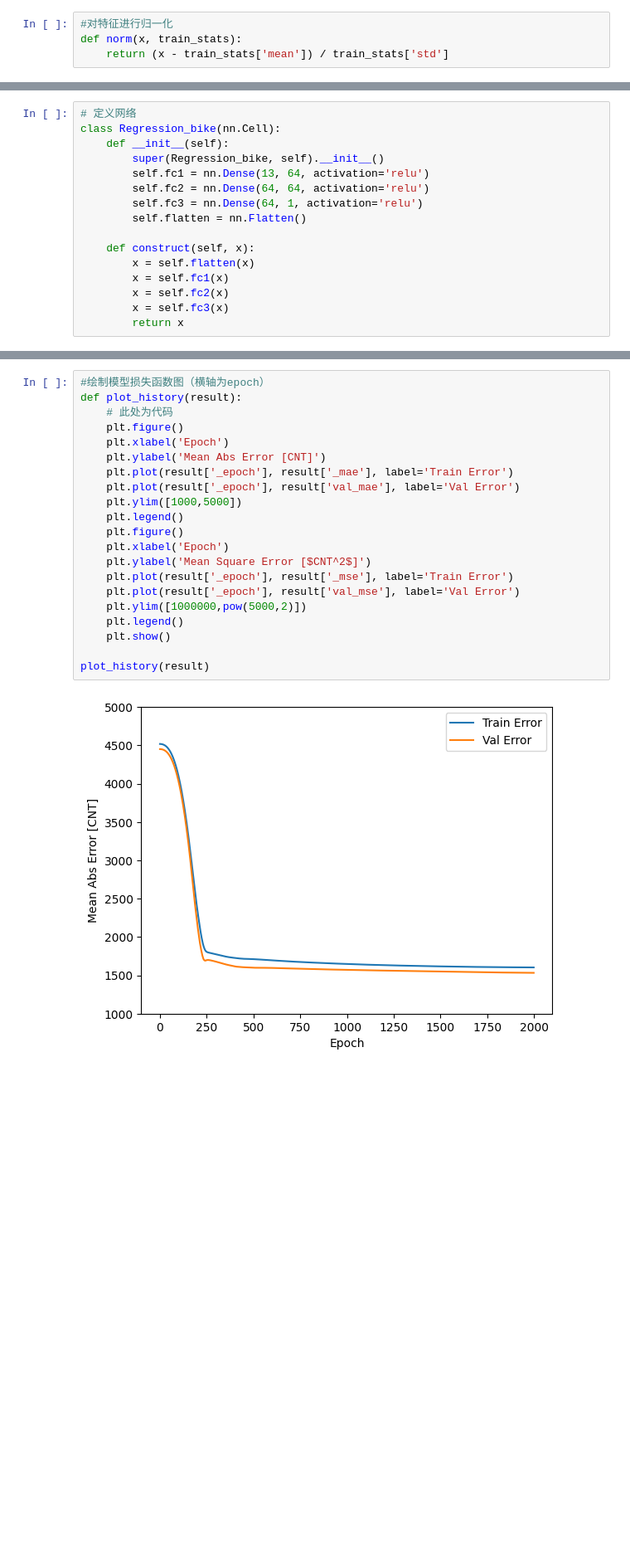
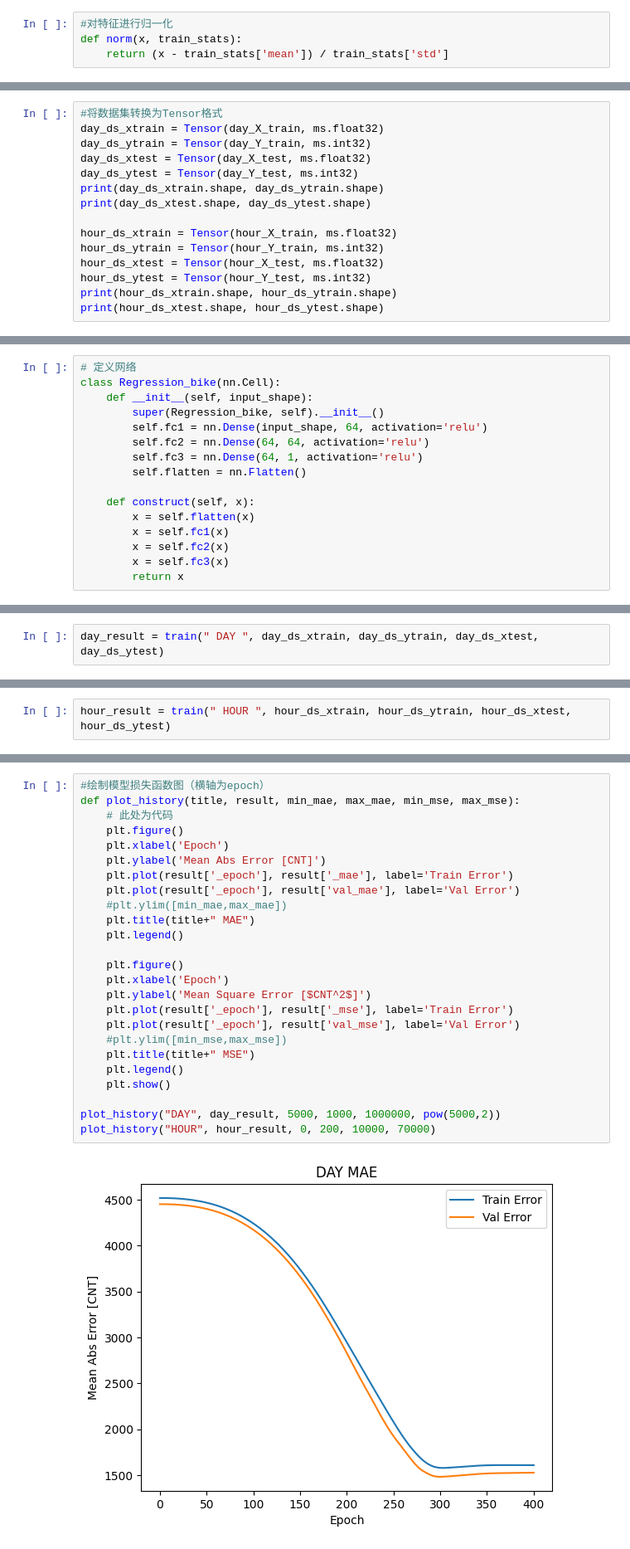
Before and after one commit to unicorn-yh/Deep-Learning-Mindspore, a Jupyter notebook: Bike Sharing/bike-sharing.ipynb, the cells around one changed output, grey strips where cells are left out. Shown at 83% size. Saved outputs shown, nothing was run; the diff lists cells and outputs as text; blank space fills up the shorter version.

```diff
--- a/Bike Sharing/bike-sharing.ipynb
+++ b/Bike Sharing/bike-sharing.ipynb
@@ -325,0 +386,15 @@ print(ds_xtest.shape,ds_ytest.shape)
+# %%
+#将数据集转换为Tensor格式
+day_ds_xtrain = Tensor(day_X_train, ms.float32)
+day_ds_ytrain = Tensor(day_Y_train, ms.int32)
+day_ds_xtest = Tensor(day_X_test, ms.float32)
+day_ds_ytest = Tensor(day_Y_test, ms.int32)
+print(day_ds_xtrain.shape, day_ds_ytrain.shape)
+print(day_ds_xtest.shape, day_ds_ytest.shape)
+
+hour_ds_xtrain = Tensor(hour_X_train, ms.float32)
+hour_ds_ytrain = Tensor(hour_Y_train, ms.int32)
+hour_ds_xtest = Tensor(hour_X_test, ms.float32)
+hour_ds_ytest = Tensor(hour_Y_test, ms.int32)
+print(hour_ds_xtrain.shape, hour_ds_ytrain.shape)
+print(hour_ds_xtest.shape, hour_ds_ytest.shape)
@@ -326,9 +406,9 @@ print(ds_xtest.shape,ds_ytest.shape)
 # %%
 # 定义网络
 class Regression_bike(nn.Cell):
-    def __init__(self):
+    def __init__(self, input_shape):
         super(Regression_bike, self).__init__()
-        self.fc1 = nn.Dense(13, 64, activation='relu')
+        self.fc1 = nn.Dense(input_shape, 64, activation='relu')
         self.fc2 = nn.Dense(64, 64, activation='relu')
         self.fc3 = nn.Dense(64, 1, activation='relu')
         self.flatten = nn.Flatten()
@@ -428,0 +487,2 @@ epoch:1000, loss:167818.05, mae:1644.29, mse:4155761.28, val_loss:149709.22, val
+# %%
+day_result = train(" DAY ", day_ds_xtrain, day_ds_ytrain, day_ds_xtest, day_ds_ytest)
@@ -428,0 +507,2 @@ epoch:1000, loss:167818.05, mae:1644.29, mse:4155761.28, val_loss:149709.22, val
+# %%
+hour_result = train(" HOUR ", hour_ds_xtrain, hour_ds_ytrain, hour_ds_xtest, hour_ds_ytest)
@@ -431,23 +530,27 @@ np.savetxt("result.txt",result,fmt="%s")
 # %%
 #绘制模型损失函数图（横轴为epoch）
-def plot_history(result):
+def plot_history(title, result, min_mae, max_mae, min_mse, max_mse):
     # 此处为代码
     plt.figure()
     plt.xlabel('Epoch')
     plt.ylabel('Mean Abs Error [CNT]')
     plt.plot(result['_epoch'], result['_mae'], label='Train Error')
     plt.plot(result['_epoch'], result['val_mae'], label='Val Error')
-    plt.ylim([1000,5000])
+    #plt.ylim([min_mae,max_mae])
+    plt.title(title+" MAE")
     plt.legend()
+
     plt.figure()
     plt.xlabel('Epoch')
     plt.ylabel('Mean Square Error [$CNT^2$]')
     plt.plot(result['_epoch'], result['_mse'], label='Train Error')
     plt.plot(result['_epoch'], result['val_mse'], label='Val Error')
-    plt.ylim([1000000,pow(5000,2)])
+    #plt.ylim([min_mse,max_mse])
+    plt.title(title+" MSE")
     plt.legend()
     plt.show()
 
-plot_history(result)
+plot_history("DAY", day_result, 5000, 1000, 1000000, pow(5000,2))
+plot_history("HOUR", hour_result, 0, 200, 10000, 70000)
 # %% [output]
-[figure, old version]
+[figure, new version]
```
Also changed, not shown: parts of 15 cells of this notebook.
